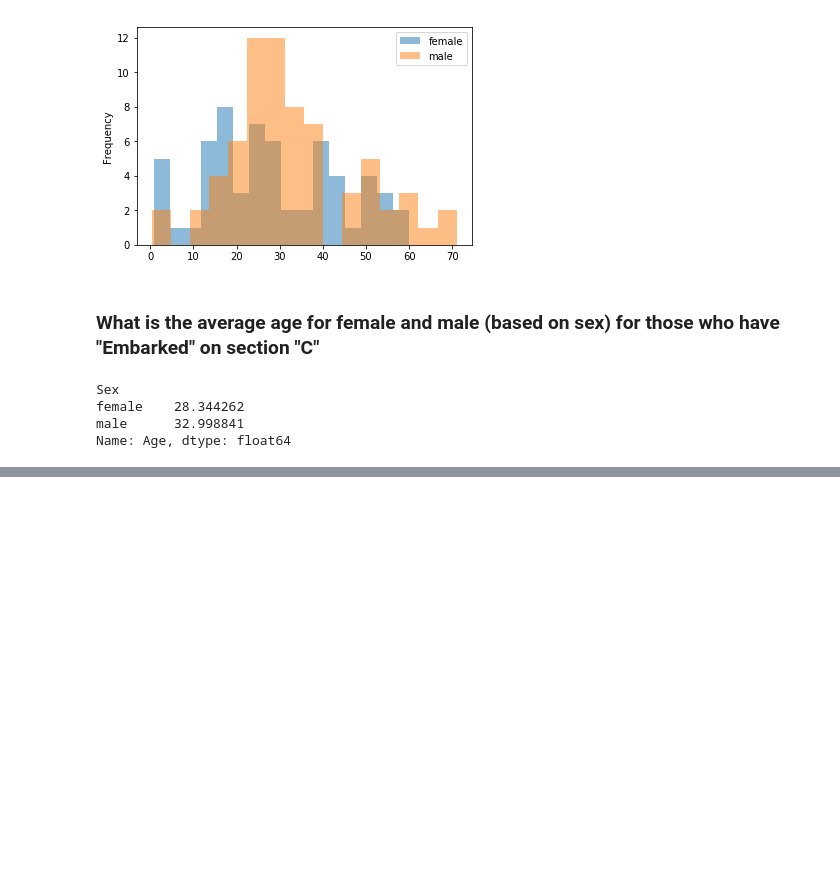
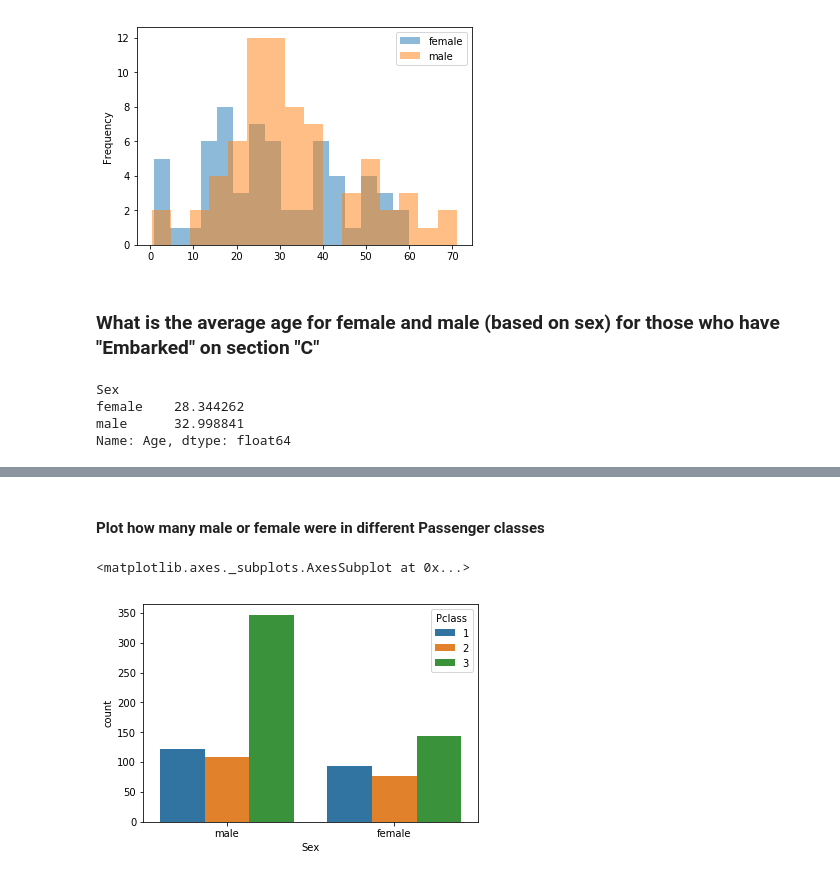
Before and after one commit to efitr/DS-1.1-Data-Analysis, a Jupyter notebook: Notebooks/Classwork/Class3_Notebook.ipynb, the cells around one changed output, grey strips where cells are left out. Drawn from its saved outputs; the diff is of its cells as text; code cells hidden in the pictures; blank space fills up the shorter version.

```diff
--- a/Notebooks/Classwork/Class3_Notebook.ipynb
+++ b/Notebooks/Classwork/Class3_Notebook.ipynb
@@ -270,0 +339,7 @@ Name: Age, dtype: float64
+# %% [markdown]
+#### Plot how many male or female were in different Passenger classes
+# %%
+sns.countplot(x="Sex", hue="Pclass", data=df)
+# %% [output]
+<matplotlib.axes._subplots.AxesSubplot at 0x...>
+[figure, added]
```
Also changed, not shown: parts of 21 cells of this notebook.
